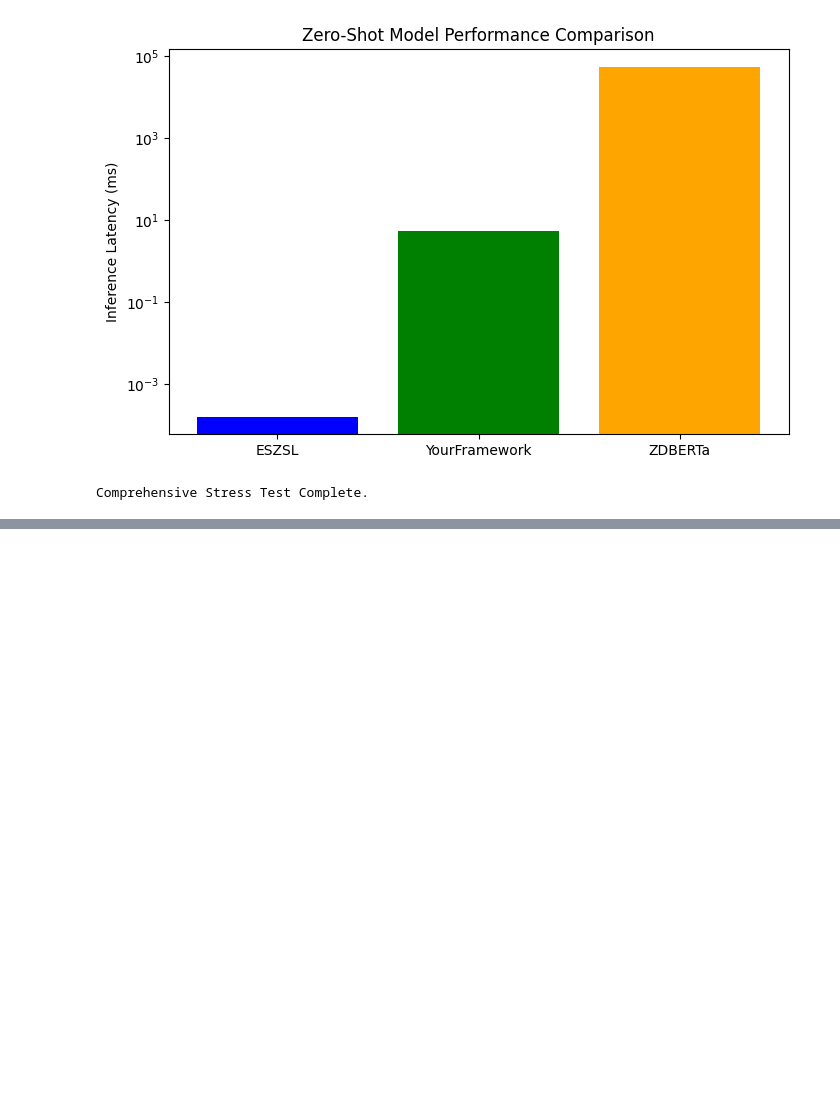
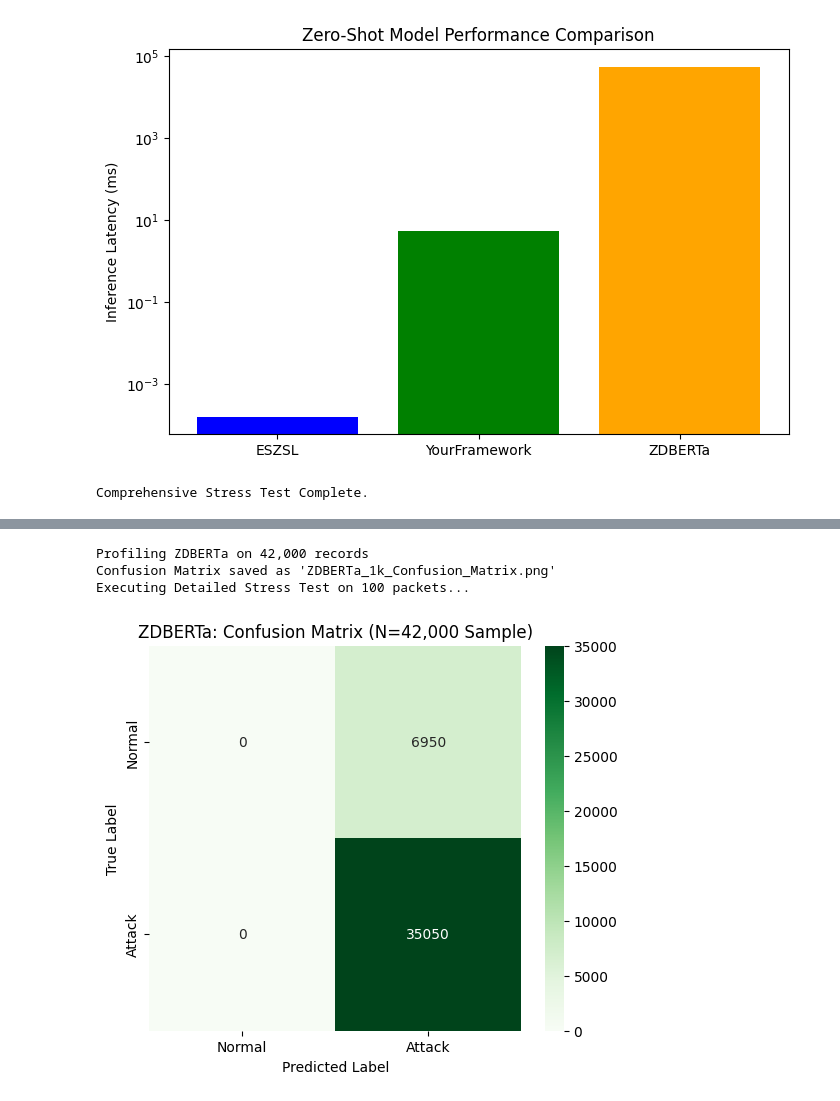
Before and after one commit to MohHaroon/XAI-based-ZSL-for-IIDS, a Jupyter notebook: ESZSL_ZDBERTa.ipynb, the cells around one changed output, grey strips where cells are left out. Drawn from its saved outputs; the diff is of its cells as text; code cells hidden in the pictures; blank space fills up the shorter version.

```diff
--- a/ESZSL_ZDBERTa.ipynb
+++ b/ESZSL_ZDBERTa.ipynb
@@ -477,7 +519,12 @@ original_columns = SDN_train_test_data.drop(columns=['Attack']).columns
 # %%
 # --- EXECUTION ---
 # Ensure your zdberta object and labels are initialized as provided in your prompt
-data_test_pd = pd.DataFrame(data_test[:1000], columns=original_columns)
+data_test_pd = pd.DataFrame(data_test, columns=original_columns)
 
-zdberta_results_df = zdberta_comprehensive_stress_test(data_test_pd, labels_test[:1000], zdberta, labels)
-zdberta_results_df.to_csv('ZDBERTa_DeBERTa_200_Results.csv', index=False)
+zdberta_results_df = zdberta_comprehensive_stress_test(data_test_pd, labels_test, zdberta, labels)
+zdberta_results_df.to_csv('ZDBERTa_DeBERTa_200_Results_2.csv', index=False)
+# %% [output]
+Profiling ZDBERTa on 42,000 records
+Confusion Matrix saved as 'ZDBERTa_1k_Confusion_Matrix.png'
+Executing Detailed Stress Test on 100 packets...
+[figure, added]
```
Also changed, not shown: parts of 5 cells of this notebook.
